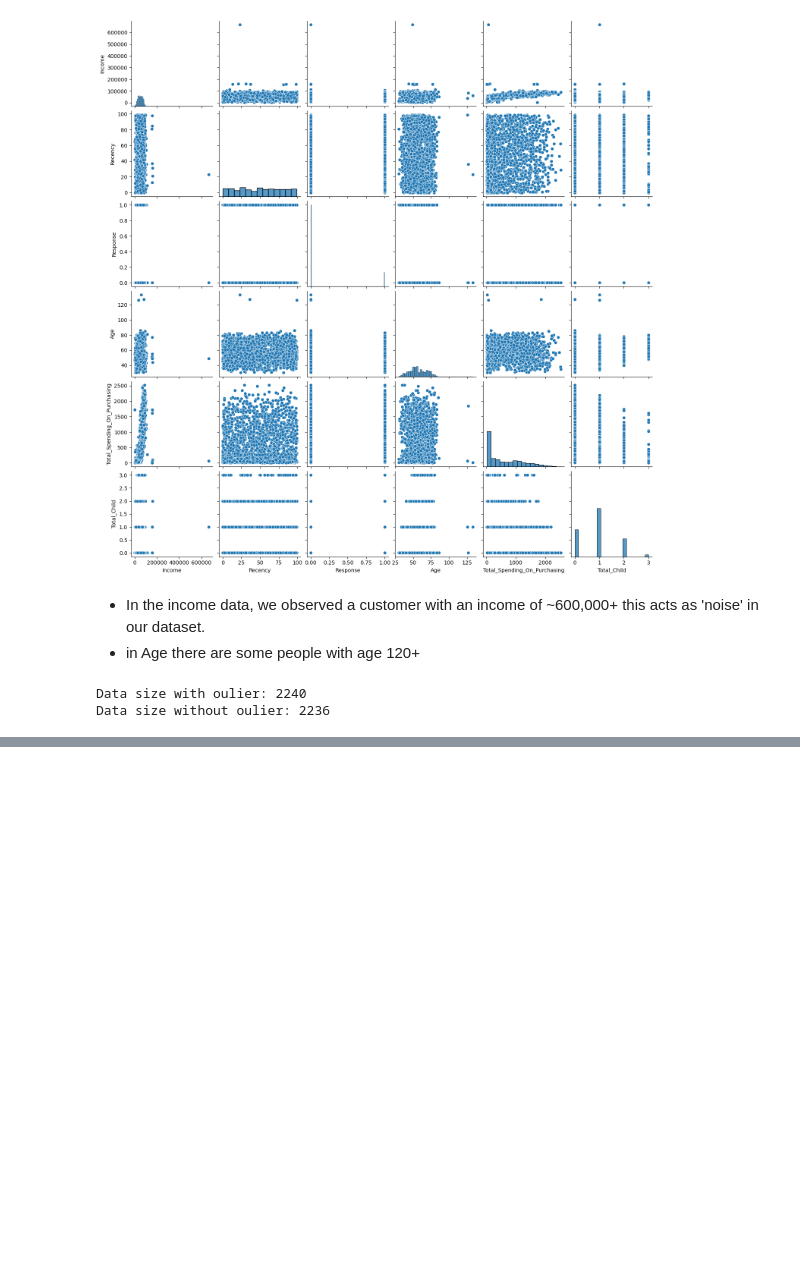
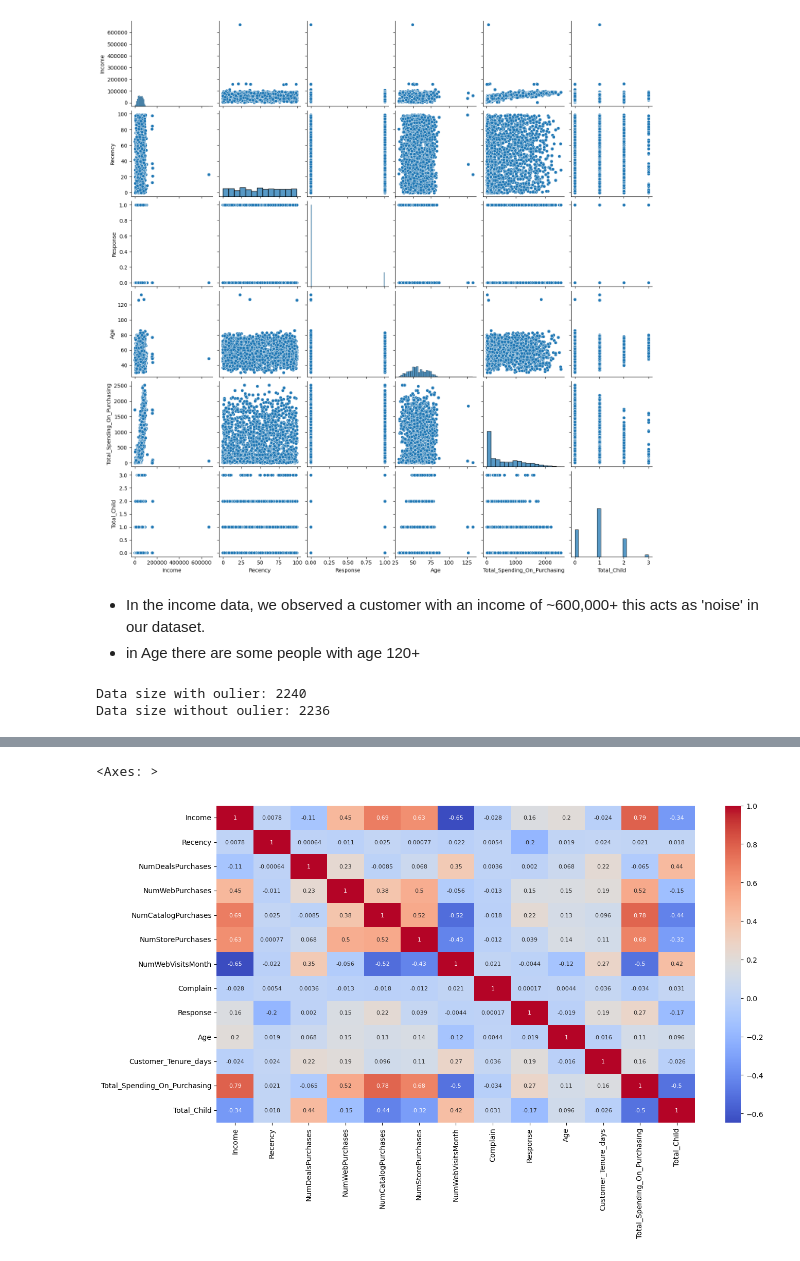
Before and after one commit to Suryam700/SmartCart-Clustering-System, a Jupyter notebook: main.ipynb, the cells around one changed output, grey strips where cells are left out. Cells and saved outputs as stored; diff of their text form; code cells hidden in the pictures; blank space fills up the shorter version.

```diff
--- a/main.ipynb
+++ b/main.ipynb
@@ -224,3 +228,7 @@ print(f"Data size without oulier: {len(df_cleaned)}")
 # %% [output]
 Data size with oulier: 2240
 Data size without oulier: 2236
+# %%
+# heatmap
+
+corr = df_cleaned.corr(numeric_only=True)
@@ -226,0 +252,12 @@ Data size without oulier: 2236
+# %%
+plt.figure(figsize=(15, 8))
+sns.heatmap(corr,
+            annot=True,
+            cmap="coolwarm",
+            annot_kws={
+                "size": 8   # define size of number in heatmap
+                }
+            )
+# %% [output]
+<Axes: >
+[figure, added]
```
Also changed, not shown: parts of 47 cells of this notebook.
